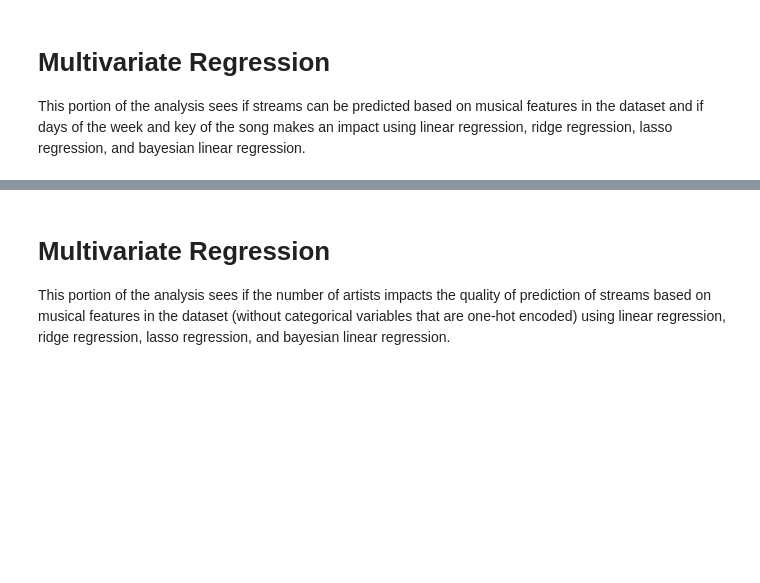
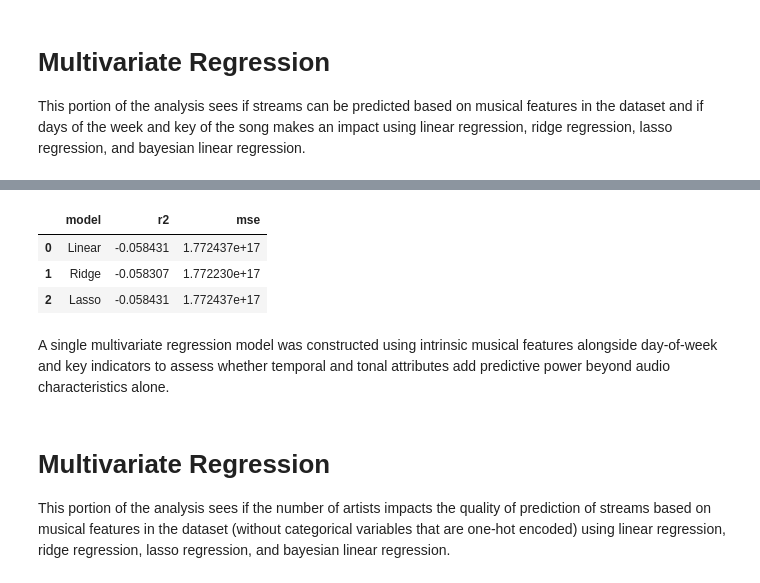
Before and after one commit to bottleyearold/Probabilistic-Machine-Learning-Football-Project, a Jupyter notebook: project_code.ipynb, the cells around one changed output, grey strips where cells are left out. Drawn from its saved outputs; the diff is of its cells as text; code cells hidden in the pictures; blank space fills up the shorter version.

```diff
--- a/project_code.ipynb
+++ b/project_code.ipynb
@@ -707,0 +1174,27 @@ This portion of the analysis sees if streams can be predicted based on musical f
+# %%
+X_multi = pd.concat(
+    [df[musical_features], X_cat],
+    axis=1
+)
+
+y = df['streams']
+# %%
+X_train, X_test, y_train, y_test = train_test_split(
+    X_multi, y, test_size=0.2, random_state=42
+)
+
+scaler = StandardScaler()
+X_train_scaled = scaler.fit_transform(X_train)
+X_test_scaled = scaler.transform(X_test)
+# %%
+lin_model = LinearRegression()
+lin_model.fit(X_train_scaled, y_train)
+y_pred_lin = lin_model.predict(X_test_scaled)
+
+ridge_model = Ridge()
+ridge_model.fit(X_train_scaled, y_train)
+y_pred_ridge = ridge_model.predict(X_test_scaled)
+
+lasso_model = Lasso(alpha=0.01, max_iter=10000)
+lasso_model.fit(X_train_scaled, y_train)
+y_pred_lasso = lasso_model.predict(X_test_scaled)
@@ -707,0 +1203,21 @@ This portion of the analysis sees if streams can be predicted based on musical f
+# %%
+results_multivar = pd.DataFrame({
+    'model': ['Linear', 'Ridge', 'Lasso'],
+    'r2': [
+        r2_score(y_test, y_pred_lin),
+        r2_score(y_test, y_pred_ridge),
+        r2_score(y_test, y_pred_lasso)
+    ],
+    'mse': [
+        mean_squared_error(y_test, y_pred_lin),
+        mean_squared_error(y_test, y_pred_ridge),
+        mean_squared_error(y_test, y_pred_lasso)
+    ]
+})
+
+results_multivar
+# %% [output]
+|  | model | r2 | mse |
+| 0 | Linear | -0.058431 | 1.772437e+17 |
+| 1 | Ridge | -0.058307 | 1.772230e+17 |
+| 2 | Lasso | -0.058431 | 1.772437e+17 |
@@ -708,3 +1243,5 @@ This portion of the analysis sees if streams can be predicted based on musical f
+# %% [markdown]
+A single multivariate regression model was constructed using intrinsic musical features alongside day-of-week and key indicators to assess whether temporal and tonal attributes add predictive power beyond audio characteristics alone.
 # %% [markdown]
 # Multivariate Regression
 
```
Also changed, not shown: parts of 61 cells of this notebook.
